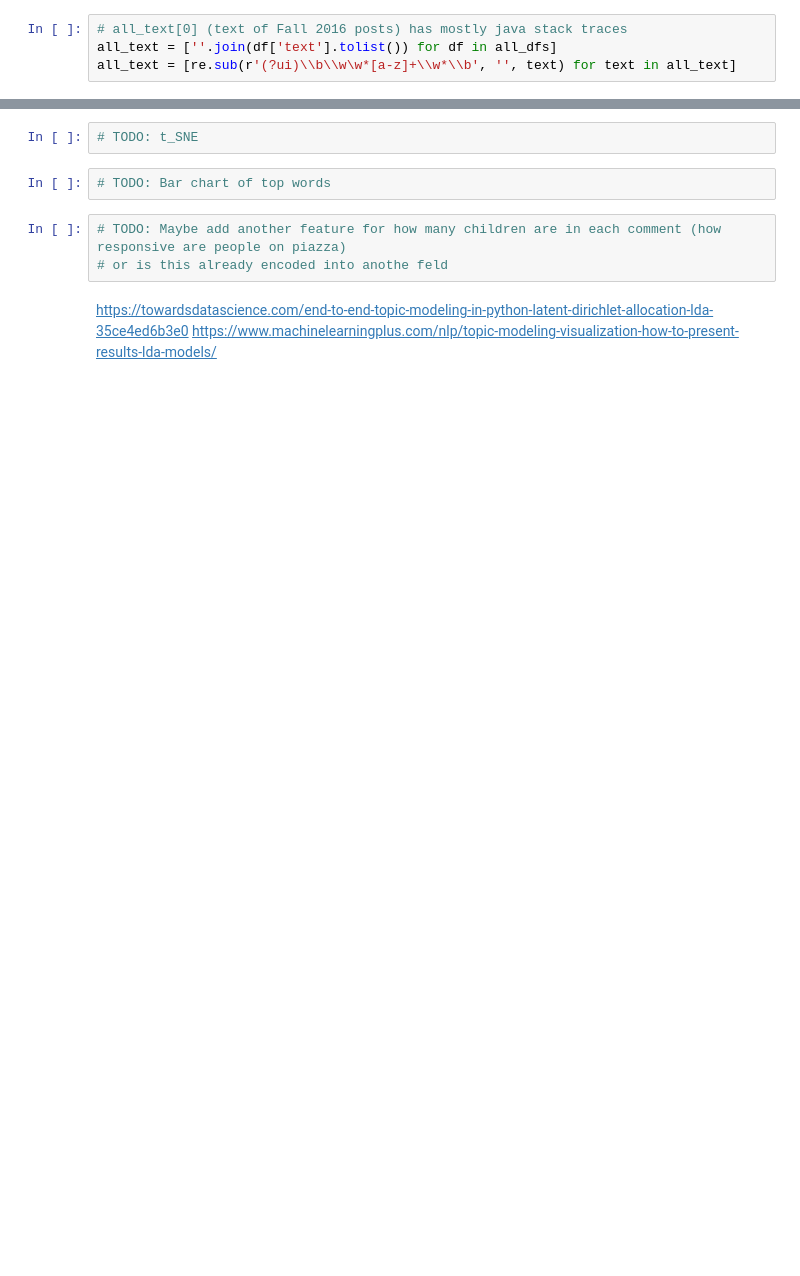
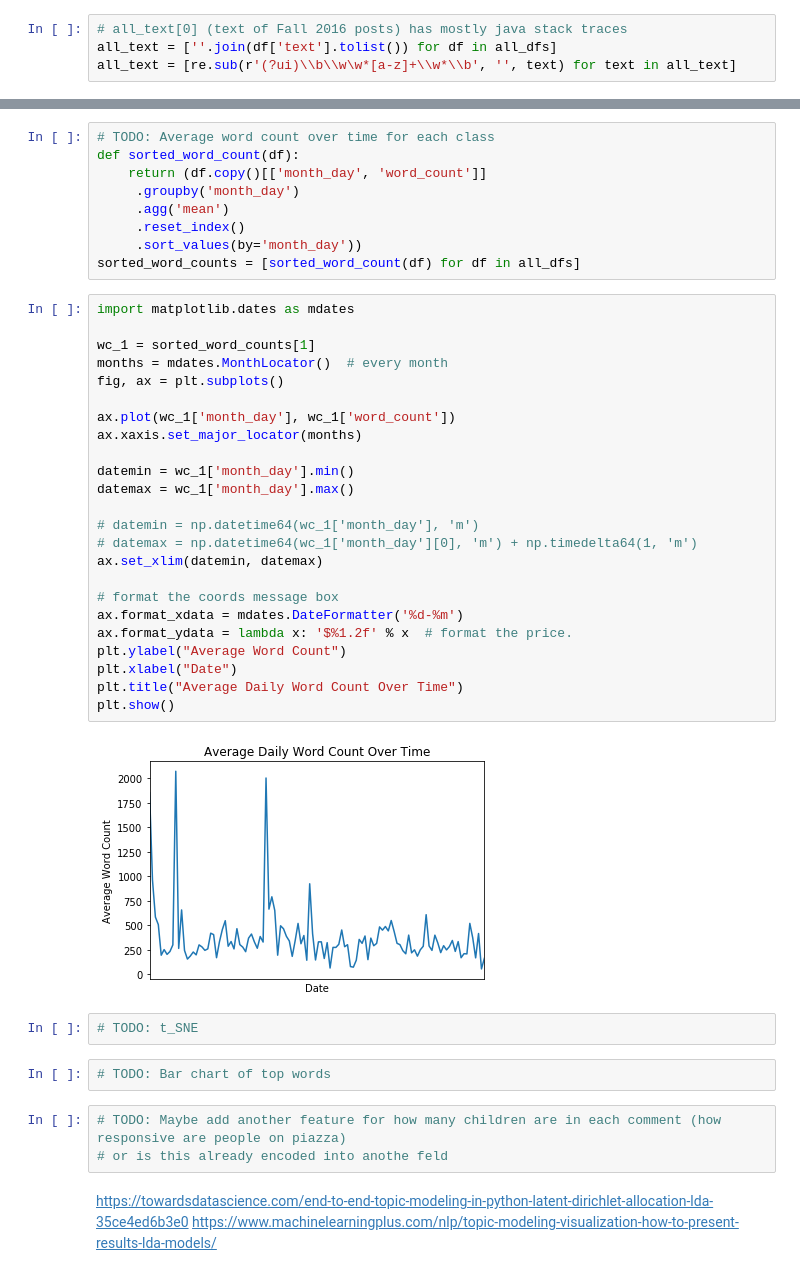
Before and after one commit to akan72/PiazzaTextualAnalysis, a Jupyter notebook: piazzatextualanalysis/data_analysis.ipynb, the cells around one changed output, grey strips where cells are left out. Saved outputs shown, nothing was run; the diff lists cells and outputs as text; blank space fills up the shorter version.

```diff
--- a/piazzatextualanalysis/data_analysis.ipynb
+++ b/piazzatextualanalysis/data_analysis.ipynb
@@ -198,3 +225,38 @@ plt.show()
+# %%
+# TODO: Average word count over time for each class
+def sorted_word_count(df):
+    return (df.copy()[['month_day', 'word_count']]
+     .groupby('month_day')
+     .agg('mean')
+     .reset_index()
+     .sort_values(by='month_day'))
+sorted_word_counts = [sorted_word_count(df) for df in all_dfs]
+# %%
+import matplotlib.dates as mdates
+
+wc_1 = sorted_word_counts[1]
+months = mdates.MonthLocator()  # every month
+fig, ax = plt.subplots()
+
+ax.plot(wc_1['month_day'], wc_1['word_count'])
+ax.xaxis.set_major_locator(months)
+
+datemin = wc_1['month_day'].min()
+datemax = wc_1['month_day'].max()
+
+# datemin = np.datetime64(wc_1['month_day'], 'm')
+# datemax = np.datetime64(wc_1['month_day'][0], 'm') + np.timedelta64(1, 'm')
+ax.set_xlim(datemin, datemax)
+
+# format the coords message box
+ax.format_xdata = mdates.DateFormatter('%d-%m')
+ax.format_ydata = lambda x: '$%1.2f' % x  # format the price.
+plt.ylabel("Average Word Count")
+plt.xlabel("Date")
+plt.title("Average Daily Word Count Over Time")
+plt.show()
+# %% [output]
+[figure, added]
 # %%
 # TODO: t_SNE
 # %%
```
Also changed, not shown: parts of 5 cells of this notebook.
